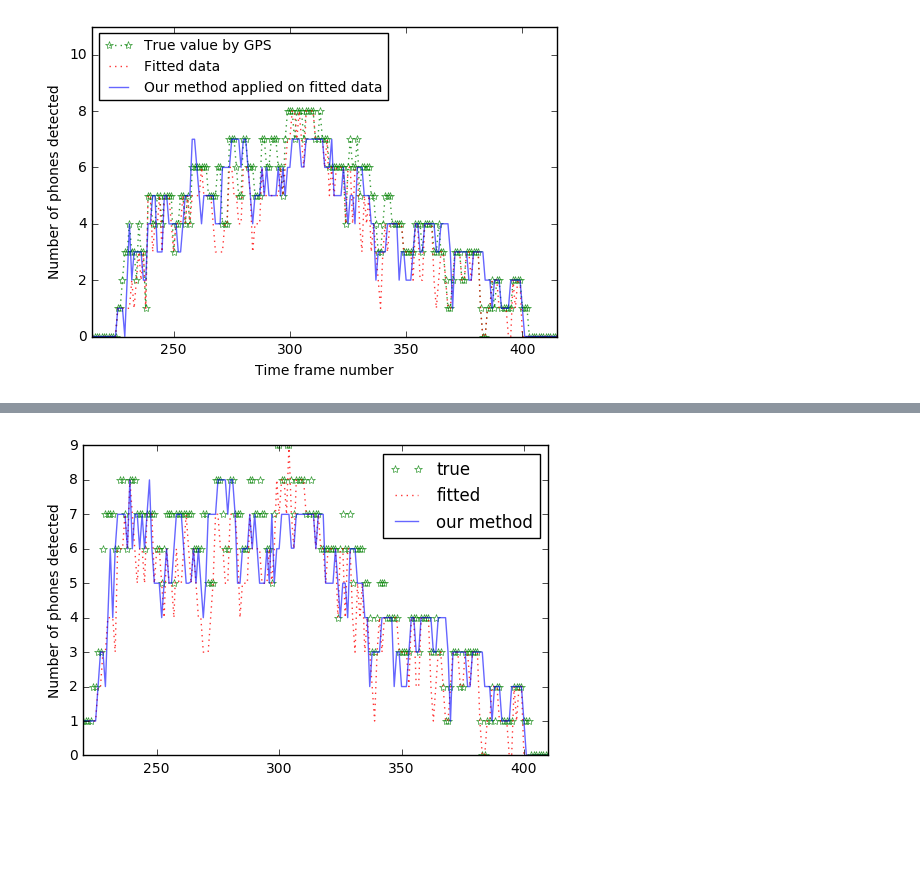
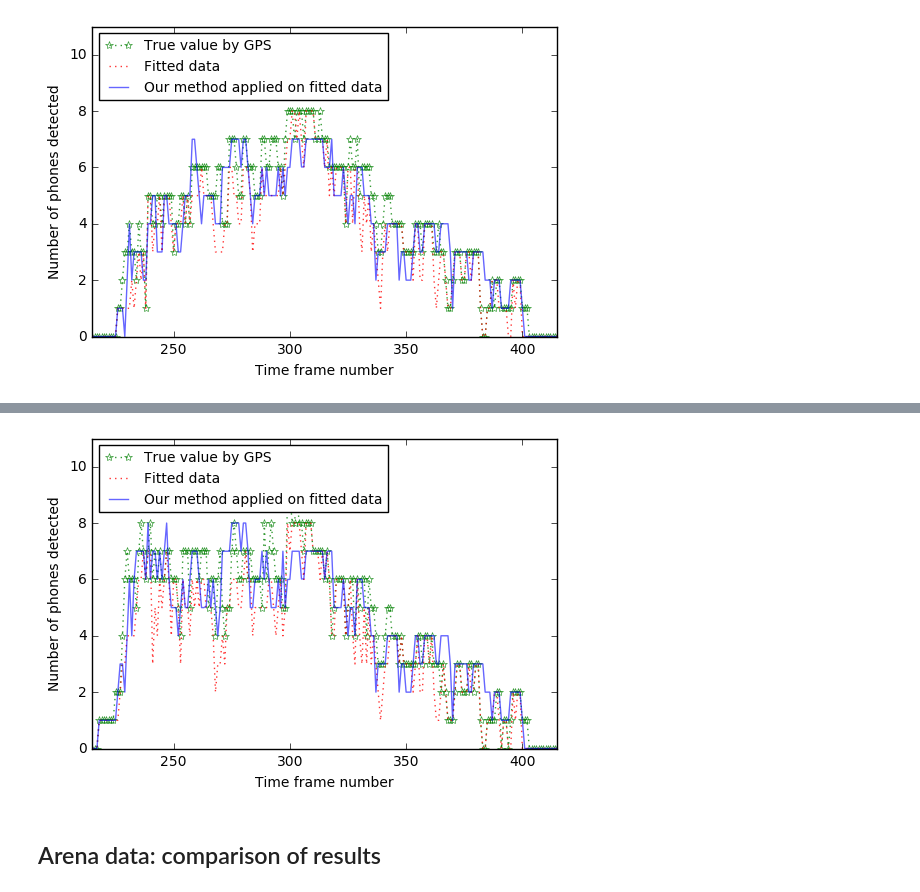
Before and after one commit to ArenA-Crowds/Crowds, a Jupyter notebook: Simulations.ipynb, the cells around one changed output, grey strips where cells are left out. Saved outputs shown, nothing was run; the diff lists cells and outputs as text; code cells hidden in the pictures; blank space fills up the shorter version.

```diff
--- a/Simulations.ipynb
+++ b/Simulations.ipynb
@@ -299,2 +317,2 @@ lists_cell2 = run( 105.0, 68.0, 2, 8, 30, 0, 5000, 11)
 # %%
-lists_cell2_1 = run( 105.0, 68.0, 2, 8, 30, 2500, 5000, 10)
+lists_cell2_1 = run( 105.0, 68.0, 1, 8, 30, 2500, 5000, 10)
@@ -387,7 +503,7 @@ def get_crowd_count_in_square_fing(timestamp, positions, x_min, x_max, y_min, y_
 # %%
 def get_all_cells(xmin_cell, xmax_cell, ymin_cell, ymax_cell, timeperiod):
     total =0
-    filepath = "F:/Arena_sim_data/output/fingerprinted_method" # the output of the density estination method is here
+    filepath = "F:/Arena_sim_data/output/fingerprinted_method_" # the output of the density estination method is here
     z_data = np.loadtxt(filepath + 'dens_histo_%d.csv' % timeperiod, delimiter=',')
     for cell_x in range (int(xmin_cell), int(xmax_cell)):
         for cell_y in range (int(ymin_cell), int(ymax_cell)):
@@ -411,7 +527,7 @@ def run_fing( width_stadium, length_stadium,  st_window, end_window, stride):
         print("Original crowd count:" + str(original_crowd_count) )
         print("Fake crowd count:" + str(fake_crowd_count) )
         print("Method crowd count:" + str(method_crowd_count) )
-    lists = [errors, differences, scatter, scatter_method,original_crowd_count_list,fake_crowd_count_list, method_crowd_count_list]
+    lists = [0,0,0,0,original_crowd_count_list,fake_crowd_count_list, method_crowd_count_list]
     return lists
 # %%
 labels = ["", "","","","True value by GPS", "Fitted data", "Our method applied on fitted data"]
@@ -426,4 +542,4 @@ belt = 35
 cellsize = 1
 xmin_cell, xmax_cell, ymin_cell, ymax_cell = x_min/cellsize, x_max/cellsize, y_min/cellsize, y_max/cellsize
 # %%
-lists_upper = run_fing( 350, 140, 0, 432,30)
+lists_upper1 = run_fing( 350, 140, 0, 432,30)
@@ -469,9 +629,11 @@ plotLists2(lists_down[4:], labels[4:])
 # %%
 from operator import add
 total_lists = []
 for i in range(0,3):
-    total_list = list(map (add, lists_down[4:][i] , lists_upper[4:][i]))
+    total_list = list(map (add, lists_down[4:][i] , lists_upper1[4:][i]))
     total_lists.append(total_list)
 plotLists(total_lists, labels[4:])
 # %% [output]
-[figure, old version]
+[figure, new version]
+# %% [markdown]
+## Arena data: comparison of results
```
Also changed, not shown: parts of 48 cells of this notebook, 1 other file.
